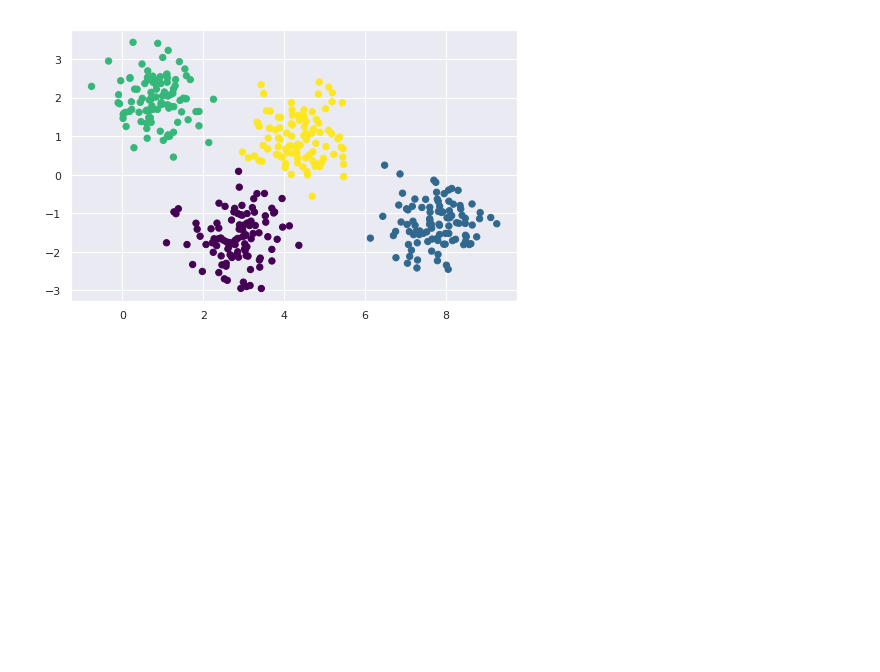
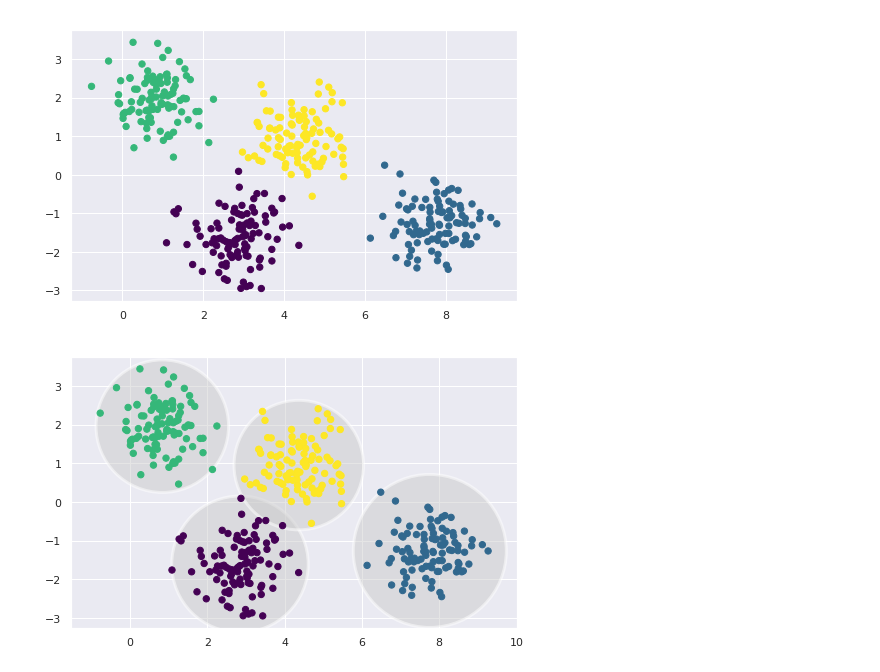
Before and after one commit to thimi0412/PythonDataScinence, a Jupyter notebook: scikit-lean-pra/gaussian_mixture_model.ipynb, the cells around one changed output. Cells and saved outputs as stored; diff of their text form; code cells hidden in the pictures; blank space fills up the shorter version.

```diff
--- a/scikit-lean-pra/gaussian_mixture_model.ipynb
+++ b/scikit-lean-pra/gaussian_mixture_model.ipynb
@@ -26,9 +26,18 @@ from scipy.spatial.distance import cdist
 # %%
 def plot_kmeans(kmeans, X, n_clusters=4, rseed=0, ax=None):
     labels = kmeans.fit_predict(X)
-
+    plt.figure(figsize=(8, 5))
     ax = ax or plt.gca()
     ax.axis('equal')
     ax.scatter(X[:, 0], X[:, 1], c=labels, s=40, cmap='viridis', zorder=2)
 
     centers = kmeans.cluster_centers_
+    radii = [cdist(X[labels == i], [center]).max()
+             for i, center in enumerate(centers)]
+    for c, r in zip(centers, radii):
+        ax.add_patch(plt.Circle(c, r, fc='#CCCCCC', lw=3, alpha=0.5, zorder=1))
+# %%
+kmeans = KMeans(n_clusters=4, random_state=0)
+plot_kmeans(kmeans, X)
+# %% [output]
+[figure, added]
```
Also changed, not shown: parts of 1 cell of this notebook.
